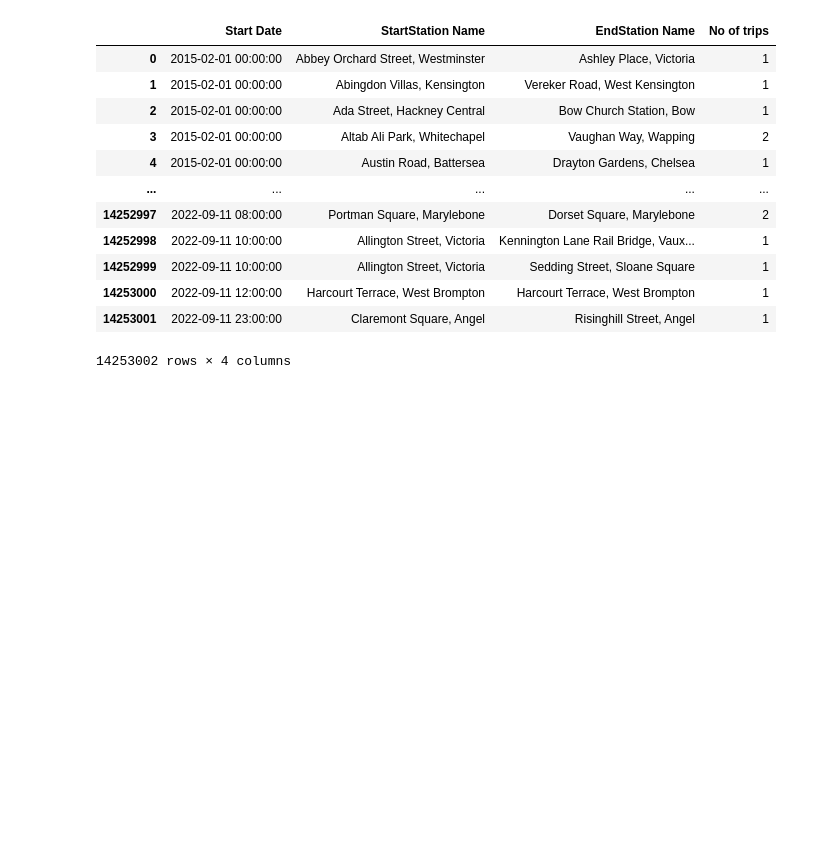
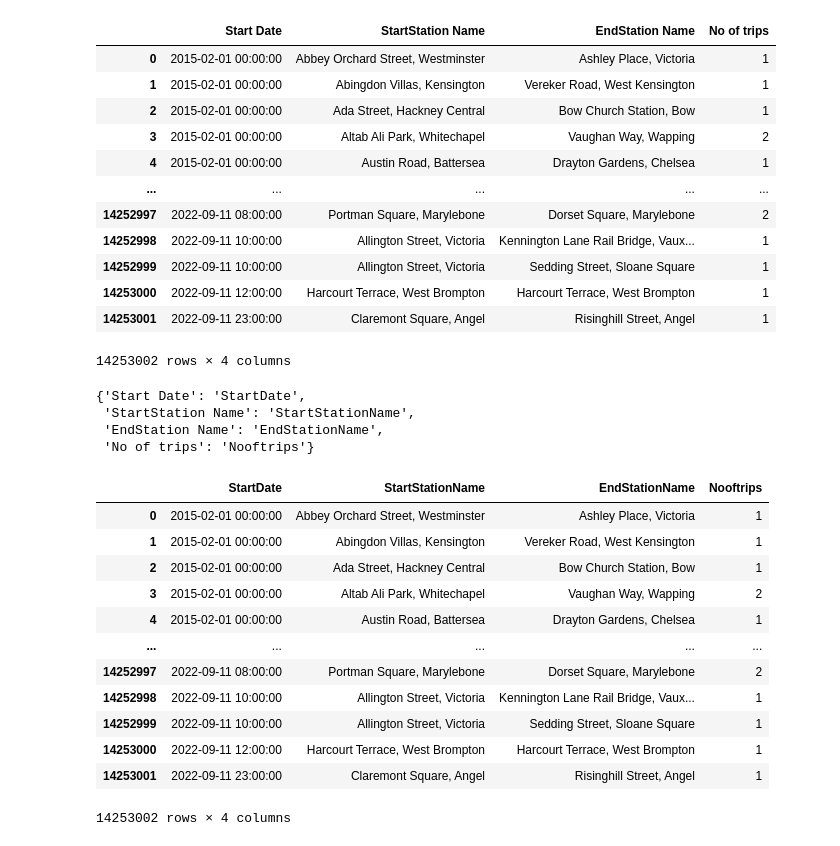
Before and after one commit to elsebasmar/london-bss, a Jupyter notebook: londonbss/notebooks/data_collection/B-Full_trip_data_test.ipynb, the cells around one changed output. Cells and saved outputs as stored; diff of their text form; code cells hidden in the pictures; blank space fills up the shorter version.

```diff
--- a/londonbss/notebooks/data_collection/B-Full_trip_data_test.ipynb
+++ b/londonbss/notebooks/data_collection/B-Full_trip_data_test.ipynb
@@ -733,6 +718,33 @@ new_result6
 | 14253000 | 2022-09-11 12:00:00 | Harcourt Terrace, West Brompton | Harcourt Terrace, West Brompton | 1 |
 | 14253001 | 2022-09-11 23:00:00 | Claremont Square, Angel | Risinghill Street, Angel | 1 |
 14253002 rows × 4 columns
+# %%
+new_names={}
+for column_name in new_result6.columns:
+    new_names[column_name]=column_name.replace('_','').lstrip().replace(' ','')
+new_names
+# %% [output]
+{'Start Date': 'StartDate',
+ 'StartStation Name': 'StartStationName',
+ 'EndStation Name': 'EndStationName',
+ 'No of trips': 'Nooftrips'}
+# %%
+new_result6= new_result6.rename(new_names,axis=1)
+new_result6
+# %% [output]
+|  | StartDate | StartStationName | EndStationName | Nooftrips |
+| 0 | 2015-02-01 00:00:00 | Abbey Orchard Street, Westminster | Ashley Place, Victoria | 1 |
+| 1 | 2015-02-01 00:00:00 | Abingdon Villas, Kensington | Vereker Road, West Kensington | 1 |
+| 2 | 2015-02-01 00:00:00 | Ada Street, Hackney Central | Bow Church Station, Bow | 1 |
+| 3 | 2015-02-01 00:00:00 | Altab Ali Park, Whitechapel | Vaughan Way, Wapping | 2 |
+| 4 | 2015-02-01 00:00:00 | Austin Road, Battersea | Drayton Gardens, Chelsea | 1 |
+| ... | ... | ... | ... | ... |
+| 14252997 | 2022-09-11 08:00:00 | Portman Square, Marylebone | Dorset Square, Marylebone | 2 |
+| 14252998 | 2022-09-11 10:00:00 | Allington Street, Victoria | Kennington Lane Rail Bridge, Vaux... | 1 |
+| 14252999 | 2022-09-11 10:00:00 | Allington Street, Victoria | Sedding Street, Sloane Square | 1 |
+| 14253000 | 2022-09-11 12:00:00 | Harcourt Terrace, West Brompton | Harcourt Terrace, West Brompton | 1 |
+| 14253001 | 2022-09-11 23:00:00 | Claremont Square, Angel | Risinghill Street, Angel | 1 |
+14253002 rows × 4 columns
 # %%
 new_result6=new_result6.rename(new_names,axis=1)
 new_result6
```
Also changed, not shown: parts of 5 cells of this notebook, 2 other files.
